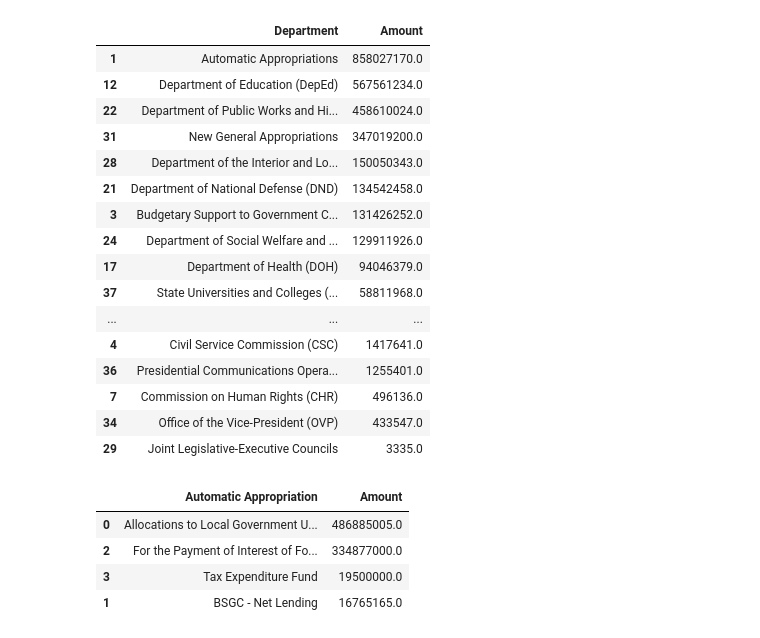
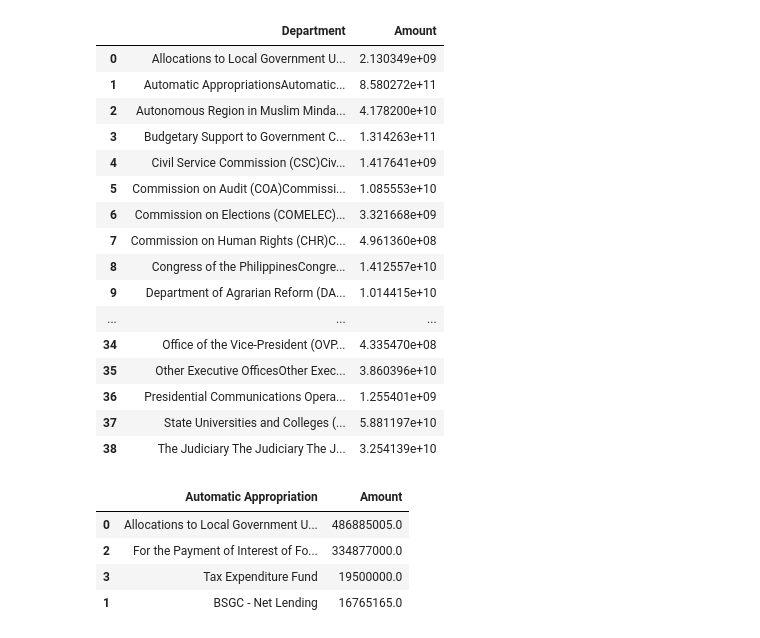
Before and after one commit to RickBahague/NEP2017, a Jupyter notebook: NEP2017Explore.ipynb, the cells around one changed output. Saved outputs shown, nothing was run; the diff lists cells and outputs as text; code cells hidden in the pictures.

```diff
--- a/NEP2017Explore.ipynb
+++ b/NEP2017Explore.ipynb
@@ -18,23 +24,3 @@ data = pd.read_csv("data/nep2017.csv",sep="|")
 # %%
-budget_per_department = data.groupby("UACS_DPT_DSC").agg({"AMT":"sum"}).reset_index()
+budget_per_department = data[['UACS_DPT_DSC','AMT']].groupby(["UACS_DPT_DSC"])['AMT'].agg([np.sum]).reset_index()
 budget_per_department.columns = ['Department','Amount']
-# %%
-budget_per_department.sort_values("Amount",ascending=False)
-# %% [output]
-|  | Department | Amount |
-| 1 | Automatic Appropriations | 858027170.0 |
-| 12 | Department of Education (DepEd) | 567561234.0 |
-| 22 | Department of Public Works and Hi... | 458610024.0 |
-| 31 | New General Appropriations | 347019200.0 |
-| 28 | Department of the Interior and Lo... | 150050343.0 |
-| 21 | Department of National Defense (DND) | 134542458.0 |
-| 3 | Budgetary Support to Government C... | 131426252.0 |
-| 24 | Department of Social Welfare and ... | 129911926.0 |
-| 17 | Department of Health (DOH) | 94046379.0 |
-| 37 | State Universities and Colleges (... | 58811968.0 |
-| ... | ... | ... |
-| 4 | Civil Service Commission (CSC) | 1417641.0 |
-| 36 | Presidential Communications Opera... | 1255401.0 |
-| 7 | Commission on Human Rights (CHR) | 496136.0 |
-| 34 | Office of the Vice-President (OVP) | 433547.0 |
-| 29 | Joint Legislative-Executive Councils | 3335.0 |
@@ -41,3 +29,23 @@ budget_per_department.sort_values("Amount",ascending=False)
+# %%
+budget_per_department
+# %% [output]
+|  | Department | Amount |
+| 0 | Allocations to Local Government U... | 2.130349e+09 |
+| 1 | Automatic AppropriationsAutomatic... | 8.580272e+11 |
+| 2 | Autonomous Region in Muslim Minda... | 4.178200e+10 |
+| 3 | Budgetary Support to Government C... | 1.314263e+11 |
+| 4 | Civil Service Commission (CSC)Civ... | 1.417641e+09 |
+| 5 | Commission on Audit (COA)Commissi... | 1.085553e+10 |
+| 6 | Commission on Elections (COMELEC)... | 3.321668e+09 |
+| 7 | Commission on Human Rights (CHR)C... | 4.961360e+08 |
+| 8 | Congress of the PhilippinesCongre... | 1.412557e+10 |
+| 9 | Department of Agrarian Reform (DA... | 1.014415e+10 |
+| ... | ... | ... |
+| 34 | Office of the Vice-President (OVP... | 4.335470e+08 |
+| 35 | Other Executive OfficesOther Exec... | 3.860396e+10 |
+| 36 | Presidential Communications Opera... | 1.255401e+09 |
+| 37 | State Universities and Colleges (... | 5.881197e+10 |
+| 38 | The Judiciary The Judiciary The J... | 3.254139e+10 |
 # %%
 Automatic_Appropriations = data[data.UACS_DPT_DSC=='Automatic Appropriations'].\
     groupby("DSC").agg({"AMT":"sum"}).reset_index()
```
Also changed, not shown: parts of 18 cells of this notebook, 4 other files.
